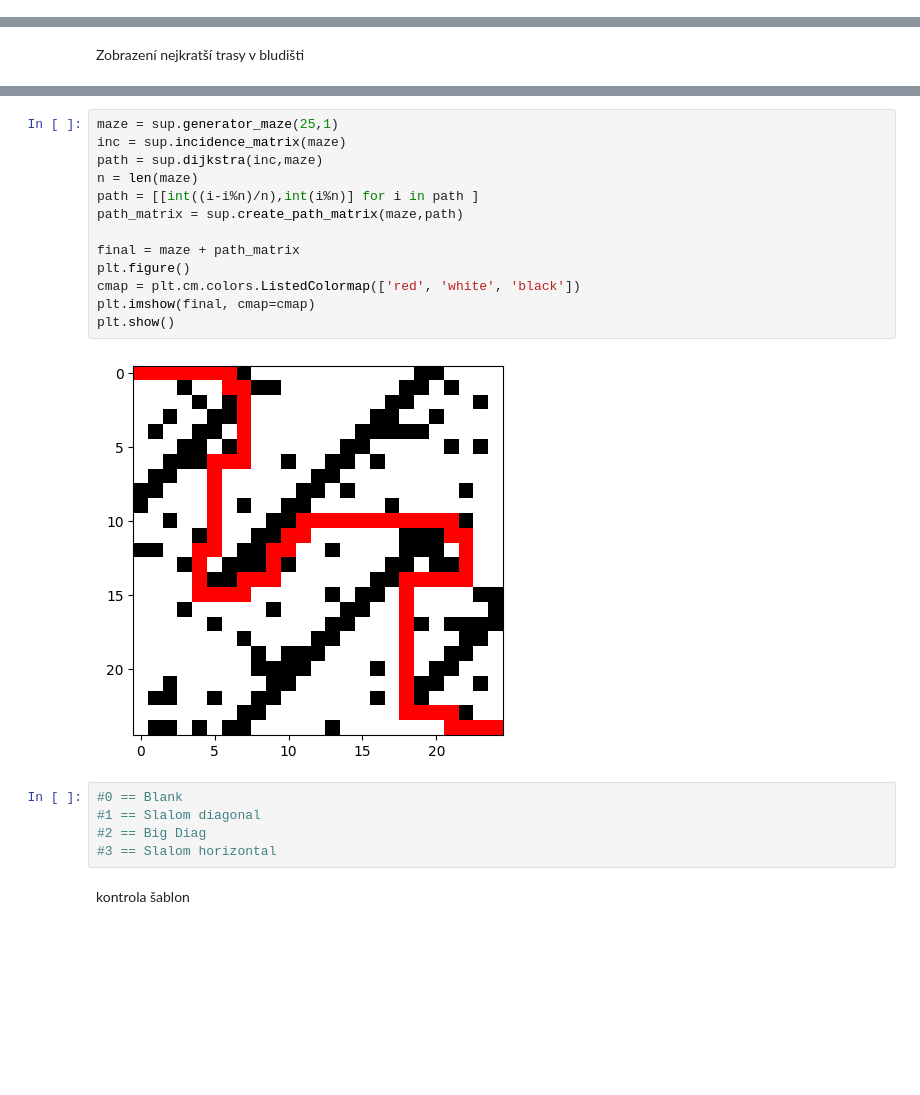
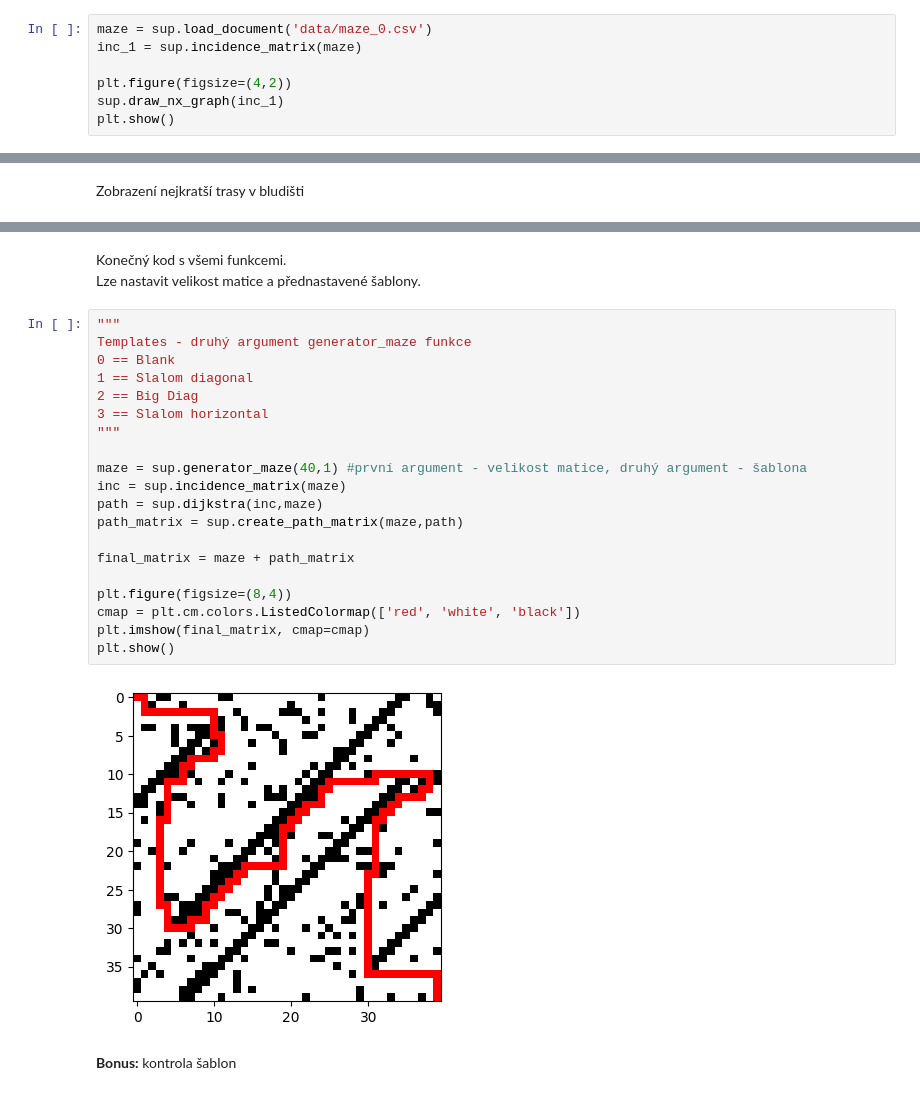
Before and after one commit to KLI0273/VVP_Projekt, a Jupyter notebook: vvp_bludiste-master/Projekt_Bludiste.ipynb, the cells around one changed output, grey strips where cells are left out. Cells and saved outputs as stored; diff of their text form; blank space fills up the shorter version.

```diff
--- a/vvp_bludiste-master/Projekt_Bludiste.ipynb
+++ b/vvp_bludiste-master/Projekt_Bludiste.ipynb
@@ -6,0 +15,7 @@ import numpy as np
+# %%
+maze = sup.load_document('data/maze_0.csv')
+inc_1 = sup.incidence_matrix(maze)
+
+plt.figure(figsize=(4,2))
+sup.draw_nx_graph(inc_1)
+plt.show()
@@ -42,25 +55,30 @@ plt.show()
+# %% [markdown]
+Konečný kod s všemi funkcemi.<br>
+Lze nastavit velikost matice a přednastavené šablony.
 # %%
-maze = sup.generator_maze(25,1)
+"""
+Templates - druhý argument generator_maze funkce
+0 == Blank
+1 == Slalom diagonal
+2 == Big Diag
+3 == Slalom horizontal
+"""
+
+maze = sup.generator_maze(40,1) #první argument - velikost matice, druhý argument - šablona
 inc = sup.incidence_matrix(maze)
 path = sup.dijkstra(inc,maze)
-n = len(maze)
-path = [[int((i-i%n)/n),int(i%n)] for i in path ]
 path_matrix = sup.create_path_matrix(maze,path)
 
-final = maze + path_matrix
-plt.figure()
+final_matrix = maze + path_matrix
+
+plt.figure(figsize=(8,4))
 cmap = plt.cm.colors.ListedColormap(['red', 'white', 'black'])
-plt.imshow(final, cmap=cmap)
+plt.imshow(final_matrix, cmap=cmap)
 plt.show()
 # %% [output]
-[figure, old version]
+[figure, new version]
-# %%
-#0 == Blank
-#1 == Slalom diagonal
-#2 == Big Diag
-#3 == Slalom horizontal
-# %% [markdown]
-kontrola šablon
+# %% [markdown]
+__Bonus:__ kontrola šablon
 # %%
 n = 25 #!  templates are for sizes bigger than 14
 
```
Also changed, not shown: parts of 7 cells of this notebook, 1 other file.
